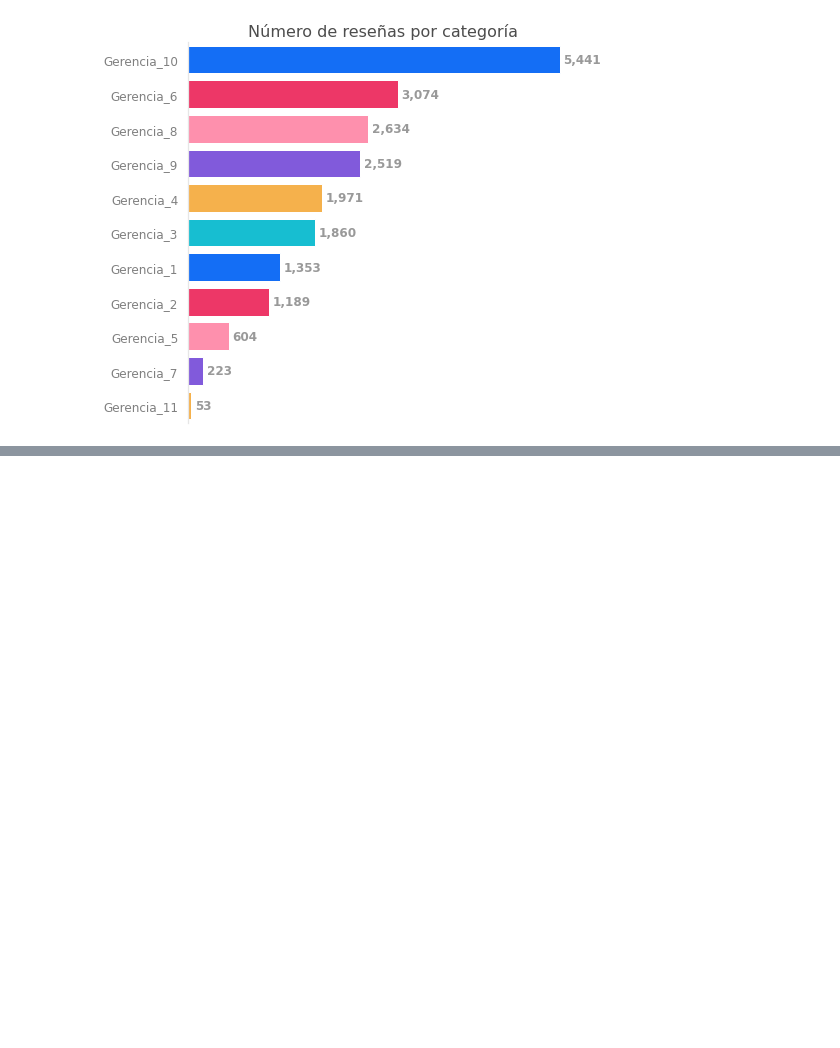
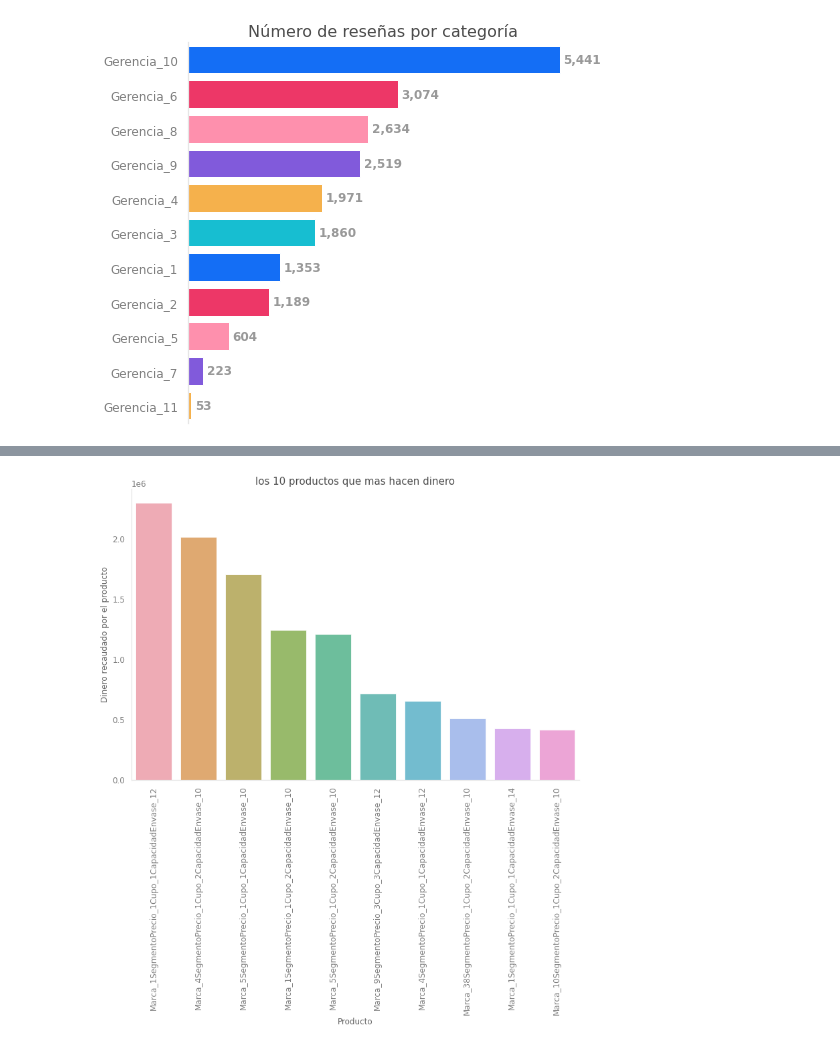
Before and after one commit to andresvanegas19/brewerydatacup, a Jupyter notebook: hackaton.ipynb, the cells around one changed output, grey strips where cells are left out. Saved outputs shown, nothing was run; the diff lists cells and outputs as text; code cells hidden in the pictures; blank space fills up the shorter version.

```diff
--- a/hackaton.ipynb
+++ b/hackaton.ipynb
@@ -209,24 +207,0 @@ sns.despine(bottom=True)
-# %%
-
-conditions = [
-  # Marca1: Marca_20 - Cupo_3 - CapacidadEnvase_9
-  ( df_venta['Marca2'] == 'Marca_20') & ( df_venta['Cupo2'] == 'Cupo_3') & ( df_venta['CapacidadEnvase2'] == 'CapacidadEnvase_9'),
-  # Marca2: Marca_16- Cupo_2 - CapacidadEnvase_10
-  ( df_venta['Marca2'] == 'Marca_16') & ( df_venta['Cupo2'] == 'Cupo_2') & ( df_venta['CapacidadEnvase2'] == 'CapacidadEnvase_10'),
-  # Marca3: Marca_9-Cupo_3-CapacidadEnvase_12
-  ( df_venta['Marca2'] == 'Marca_9') & ( df_venta['Cupo2'] == 'Cupo_3') & ( df_venta['CapacidadEnvase2'] == 'CapacidadEnvase_12'),
-  # Marca_Inno1: Marca_38- Cupo_2 -CapacidadEnvase_10
-  ( df_venta['Marca2'] == 'Marca_38') & ( df_venta['Cupo2'] == 'Cupo_2') & ( df_venta['CapacidadEnvase2'] == 'CapacidadEnvase_10'),
-  # Marca_Inno2: Marca_39-Cupo_2-CapacidadEnvase_10
-  ( df_venta['Marca2'] == 'Marca_39') & ( df_venta['Cupo2'] == 'Cupo_2') & ( df_venta['CapacidadEnvase2'] == 'CapacidadEnvase_10'),
-]
-
-
-# Agrupar las marcas por sus carcateristicas para poder validar el producto
-df_venta['producto'] = np.select(conditions, [1, 2, 3, 4, 5])
-
-# Escoger los productos para analizar su comportamiento
-ventas_totales =  df_venta.loc[ df_venta['producto'] != 0].reset_index(drop=True)
-
-# Agrupar los valores de los productos para ver las ventas historicas totales
-ventas_totales.groupby(['producto']).sum().nr
@@ -336,0 +236,20 @@ Name: Cliente, Length: 9302, dtype: int64
+# %%
+# Compras del ultimo mes (en ingreso neto)
+df_venta['producto'] = df_venta['Marca2'] + df_venta['SegmentoPrecio2'] + df_venta['Cupo2'] + df_venta['CapacidadEnvase2']
+trend = df_venta.groupby(['producto'], as_index=False)\
+    .max()
+
+trend['nr'] = trend.nr.round()
+trend = trend.sort_values('nr',ascending=False)
+trend = trend.head(10)
+
+plt.figure(figsize=(12,8))
+sns.barplot(trend.producto, trend.nr, alpha=0.8)
+plt.ylabel('Dinero recaudado por el producto', fontsize=12)
+plt.xlabel('Producto', fontsize=12)
+plt.title('los 10 productos que mas hacen dinero', fontsize=15)
+plt.xticks( rotation='vertical')
+
+plt.show()
+# %% [output]
+[figure, added]
```
Also changed, not shown: parts of 99 cells of this notebook.
